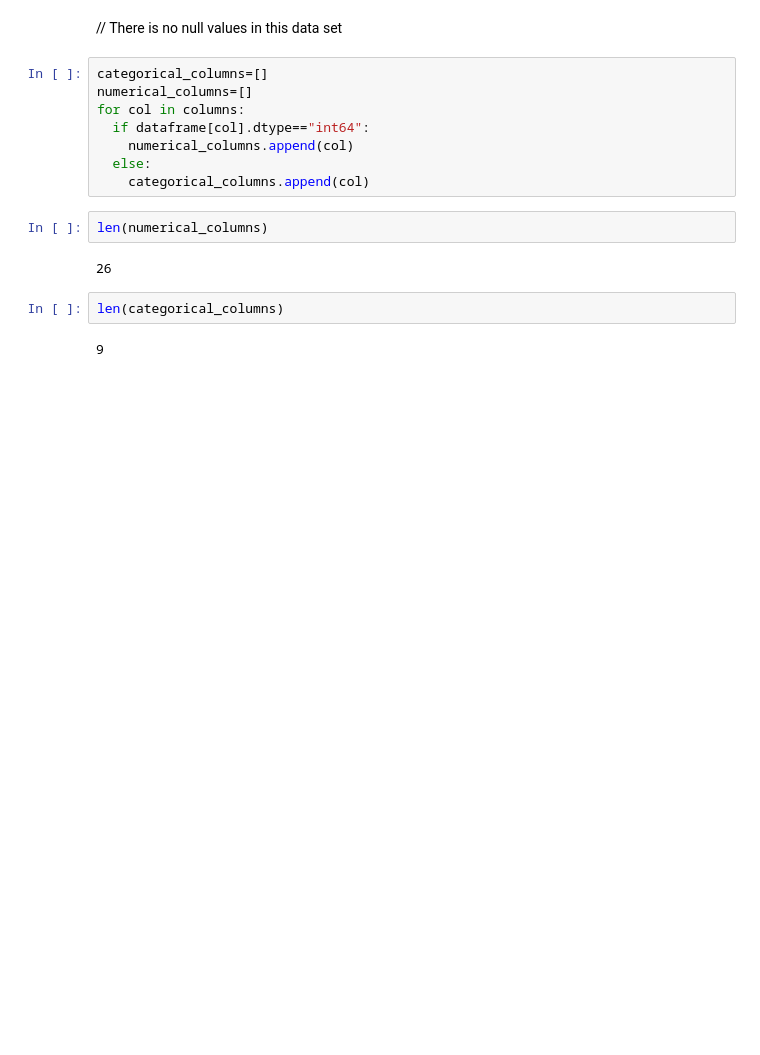
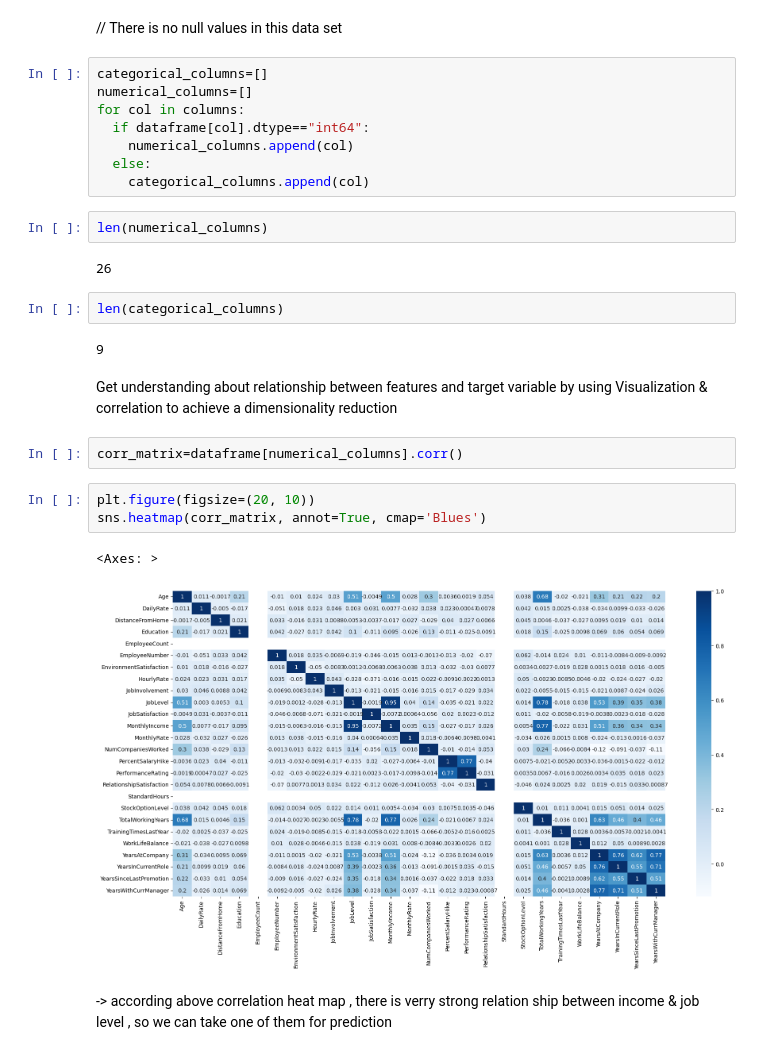
Before and after one commit to V-keerththanan/Ceylinco-ML-Assessment, a Jupyter notebook: assessment.ipynb, the cells around one changed output. Saved outputs shown, nothing was run; the diff lists cells and outputs as text; blank space fills up the shorter version.

Commit message:
correlation analysis

```diff
--- a/assessment.ipynb
+++ b/assessment.ipynb
@@ -99,3 +101,15 @@ len(numerical_columns)
 len(categorical_columns)
 # %% [output]
 9
+# %% [markdown]
+Get understanding about relationship between features and target variable by using Visualization & correlation to achieve a dimensionality reduction
+# %%
+corr_matrix=dataframe[numerical_columns].corr()
+# %%
+plt.figure(figsize=(20, 10))
+sns.heatmap(corr_matrix, annot=True, cmap='Blues')
+# %% [output]
+<Axes: >
+[figure, added]
+# %% [markdown]
+-> according above correlation heat map , there is verry strong relation ship between income & job level , so we can take one of them for prediction
```
Also changed, not shown: parts of 1 cell of this notebook.
